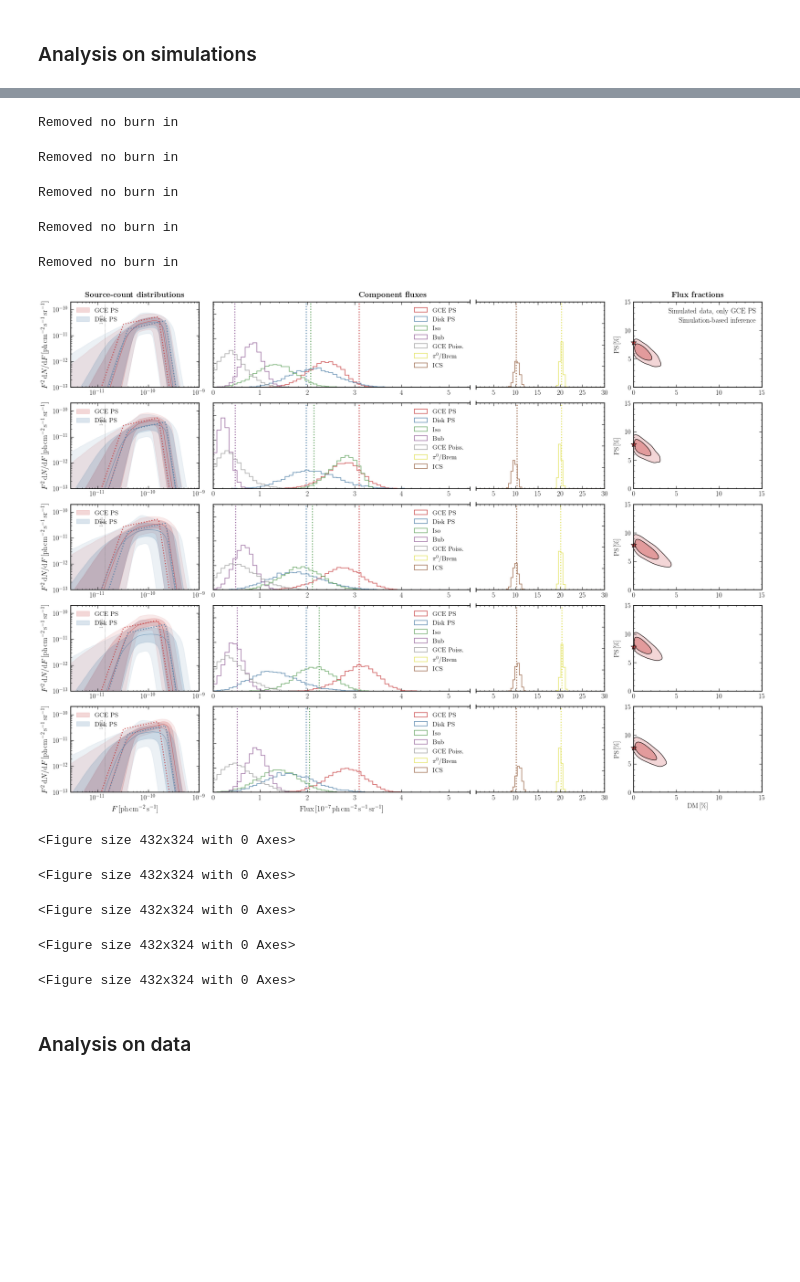
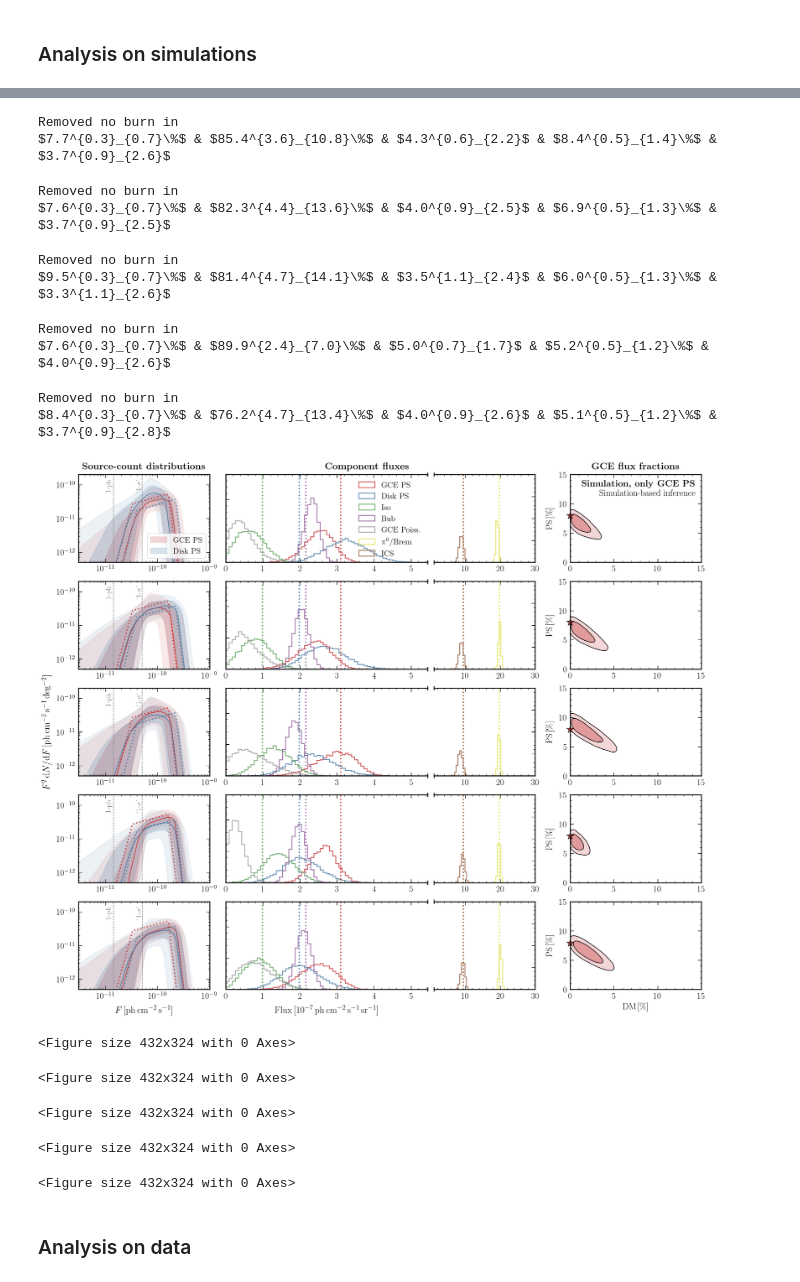
Before and after one commit to smsharma/fermi-gce-flows, a Jupyter notebook: notebooks/02_analysis.ipynb, the cells around one changed output, grey strips where cells are left out. Cells and saved outputs as stored; diff of their text form; code cells hidden in the pictures; blank space fills up the shorter version.

```diff
--- a/notebooks/02_analysis.ipynb
+++ b/notebooks/02_analysis.ipynb
@@ -85,7 +86,8 @@ temp_gce = get_NFW2_template(gamma=1.2, exp_map=fermi_exp, roi_normalize=roi_nor
 temp_dif = np.load("../data/fermi_data/template_dif.npy")
 temp_psc = np.load("../data/fermi_data/template_psc.npy")
 temp_iso = np.load("../data/fermi_data/template_iso.npy")
-temp_dsk = np.load("../data/fermi_data/template_dsk.npy")
+temp_dsk_thk = np.load("../data/fermi_data/template_dsk.npy")
+temp_dsk = np.load("../data/external/template_disk_r_s_5_z_s_0.3.npy")
 temp_bub = np.load("../data/fermi_data/template_bub.npy")
 
 temp_mO_pibrem = np.load('../data/fermi_data/ModelO_r25_q1_pibrem.npy')
@@ -314,26 +322,33 @@ Removed no burn in
 # %%
 data_map = ring2nest(np.load("../data/samples/x_ModelO_PS_only.npy")[:5, 0, :], roi_sim_ring)
 aux = np.load("../data/samples/x_aux_ModelO_PS_only.npy")[:5]
 thetas = np.load("../data/samples/theta_ModelO_PS_only.npy")[:5]
 
 x_presimulated = torch.Tensor(data_map).unsqueeze(1)
 x_aux_presimulated = torch.Tensor(aux)
 theta_presimulated = (thetas)
 
 inference_inst.x_shape = x_shape_from_simulation(x_presimulated)
 posterior = inference_inst.build_posterior(prior, density_estimator)
 
 x_test = torch.cat([x_presimulated, x_aux_presimulated], axis=-1)
 theta_test = theta_presimulated
 
-make_plot(posterior=posterior, x_test=x_test, theta_test=theta_test, roi_sim=roi_sim, roi_normalize=roi_normalize, roi_counts_normalize=roi_mask_norm, figsize=(25, 3.6 * 5), n_samples=n_samples, temps_dict=temps_dict, save_filename="../paper/plots/sim_sbi_ps.pdf", sub1=r"Simulated data, only GCE PS", sub2=r"Simulation-based inference")
+make_plot(posterior=posterior, x_test=x_test, theta_test=theta_test, roi_sim=roi_sim, \
+          roi_normalize=roi_normalize, roi_counts_normalize=roi_mask_norm, figsize=(24 / 1.3, 4. / 1.3 * 5), n_samples=n_samples, \
+          temps_dict=temps_dict, save_filename="../paper/plots/sim_sbi_ps.pdf", sub1=r"\bf{Simulation, only GCE PS}", sub2=r"Simulation-based inference")
 # %% [output]
 Removed no burn in
+$7.7^{0.3}_{0.7}\%$ & $85.4^{3.6}_{10.8}\%$ & $4.3^{0.6}_{2.2}$ & $8.4^{0.5}_{1.4}\%$ & $3.7^{0.9}_{2.6}$
 Removed no burn in
+$7.6^{0.3}_{0.7}\%$ & $82.3^{4.4}_{13.6}\%$ & $4.0^{0.9}_{2.5}$ & $6.9^{0.5}_{1.3}\%$ & $3.7^{0.9}_{2.5}$
 Removed no burn in
+$9.5^{0.3}_{0.7}\%$ & $81.4^{4.7}_{14.1}\%$ & $3.5^{1.1}_{2.4}$ & $6.0^{0.5}_{1.3}\%$ & $3.3^{1.1}_{2.6}$
 Removed no burn in
+$7.6^{0.3}_{0.7}\%$ & $89.9^{2.4}_{7.0}\%$ & $5.0^{0.7}_{1.7}$ & $5.2^{0.5}_{1.2}\%$ & $4.0^{0.9}_{2.6}$
 Removed no burn in
+$8.4^{0.3}_{0.7}\%$ & $76.2^{4.7}_{13.4}\%$ & $4.0^{0.9}_{2.6}$ & $5.1^{0.5}_{1.2}\%$ & $3.7^{0.9}_{2.8}$
-[figure, old version]
+[figure, new version]
 <Figure size 432x324 with 0 Axes>
 <Figure size 432x324 with 0 Axes>
 <Figure size 432x324 with 0 Axes>
```
Also changed, not shown: parts of 19 cells of this notebook, 28 other files.
